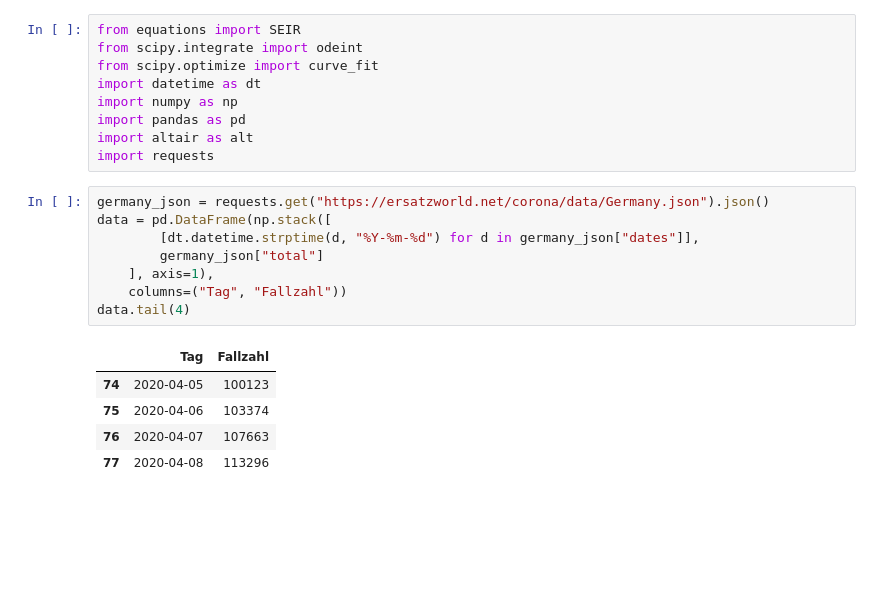
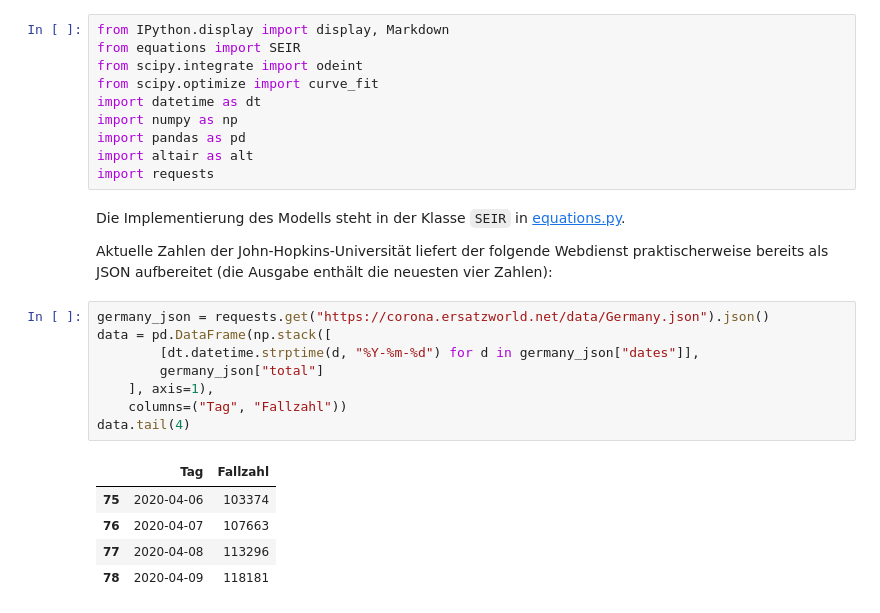
Before and after one commit to pinae/SEIR-fit, a Jupyter notebook: SEIR-Plots.ipynb, the cells around one changed output. Drawn from its saved outputs; the diff is of its cells as text; blank space fills up the shorter version.

```diff
--- a/SEIR-Plots.ipynb
+++ b/SEIR-Plots.ipynb
@@ -1,4 +7,5 @@
 # %%
+from IPython.display import display, Markdown
 from equations import SEIR
 from scipy.integrate import odeint
 from scipy.optimize import curve_fit
@@ -7,17 +14,21 @@ import numpy as np
 import pandas as pd
 import altair as alt
 import requests
+# %% [markdown]
+Die Implementierung des Modells steht in der Klasse `SEIR` in [equations.py](https://github.com/pinae/SEIR-fit/blob/master/equations.py).
+
+Aktuelle Zahlen der John-Hopkins-Universität liefert der folgende Webdienst praktischerweise bereits als JSON aufbereitet (die Ausgabe enthält die neuesten vier Zahlen):
 # %%
-germany_json = requests.get("https://ersatzworld.net/corona/data/Germany.json").json()
+germany_json = requests.get("https://corona.ersatzworld.net/data/Germany.json").json()
 data = pd.DataFrame(np.stack([
         [dt.datetime.strptime(d, "%Y-%m-%d") for d in germany_json["dates"]],
         germany_json["total"]
     ], axis=1),
     columns=("Tag", "Fallzahl"))
 data.tail(4)
 # %% [output]
 |  | Tag | Fallzahl |
-| 74 | 2020-04-05 | 100123 |
 | 75 | 2020-04-06 | 103374 |
 | 76 | 2020-04-07 | 107663 |
 | 77 | 2020-04-08 | 113296 |
+| 78 | 2020-04-09 | 118181 |
```
Also changed, not shown: parts of 21 cells of this notebook.
